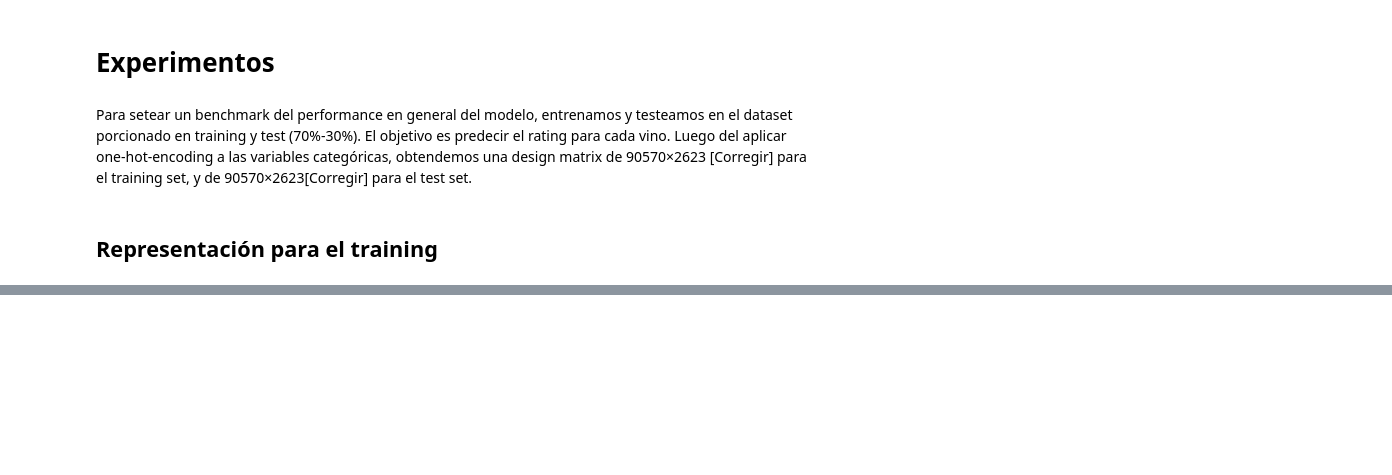
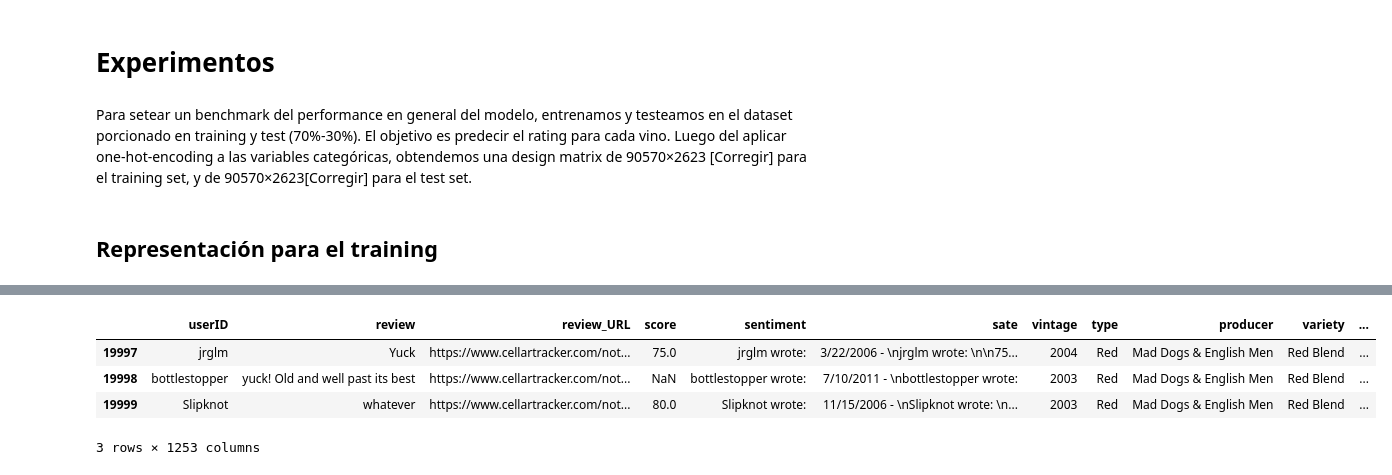
Before and after one commit to paulanavarretec/WineRec, a Jupyter notebook: wineRec_OneHotEncoding.ipynb, the cells around one changed output, grey strips where cells are left out. Saved outputs shown, nothing was run; the diff lists cells and outputs as text; code cells hidden in the pictures; blank space fills up the shorter version.

```diff
--- a/wineRec_OneHotEncoding.ipynb
+++ b/wineRec_OneHotEncoding.ipynb
@@ -204,0 +296,31 @@ ModuleNotFoundError: ignored
+# %%
+
+from sklearn.preprocessing import OneHotEncoder
+
+type_ohe = OneHotEncoder()
+producer_ohe = OneHotEncoder()
+variety_ohe = OneHotEncoder()
+designation_ohe = OneHotEncoder()
+vineyard_ohe = OneHotEncoder()
+country_ohe = OneHotEncoder()
+region_ohe = OneHotEncoder()
+subregion_ohe = OneHotEncoder()
+appellation_ohe = OneHotEncoder()
+
+type_ = type_ohe.fit_transform(reviews.type_encoded.values.reshape(-1,1)).toarray()
+producer_ = producer_ohe.fit_transform(reviews.producer_encoded.values.reshape(-1,1)).toarray()
+variety_ = variety_ohe.fit_transform(reviews.variety_encoded.values.reshape(-1,1)).toarray()
+
+typeOneHot = pd.DataFrame(type_, columns = ["Producer_"+str(int(i)) for i in range(type_.shape[1])])
+producerOneHot = pd.DataFrame(producer_, columns = ["Producer_"+str(int(i)) for i in range(producer_.shape[1])])
+
+
+df = pd.concat([reviews, typeOneHot,producerOneHot], axis=1)
+
+df.tail(3)
+# %% [output]
+|  | userID | review | review_URL | score | sentiment | sate | vintage | type | producer | variety | ... |
+| 19997 | jrglm | Yuck | https://www.cellartracker.com/not... | 75.0 | jrglm wrote: | 3/22/2006 - \njrglm wrote: \n\n75... | 2004 | Red | Mad Dogs & English Men | Red Blend | ... |
+| 19998 | bottlestopper | yuck! Old and well past its best | https://www.cellartracker.com/not... | NaN | bottlestopper wrote: | 7/10/2011 - \nbottlestopper wrote: | 2003 | Red | Mad Dogs & English Men | Red Blend | ... |
+| 19999 | Slipknot | whatever | https://www.cellartracker.com/not... | 80.0 | Slipknot wrote: | 11/15/2006 - \nSlipknot wrote: \n... | 2003 | Red | Mad Dogs & English Men | Red Blend | ... |
+3 rows × 1253 columns
```
Also changed, not shown: parts of 12 cells of this notebook.
